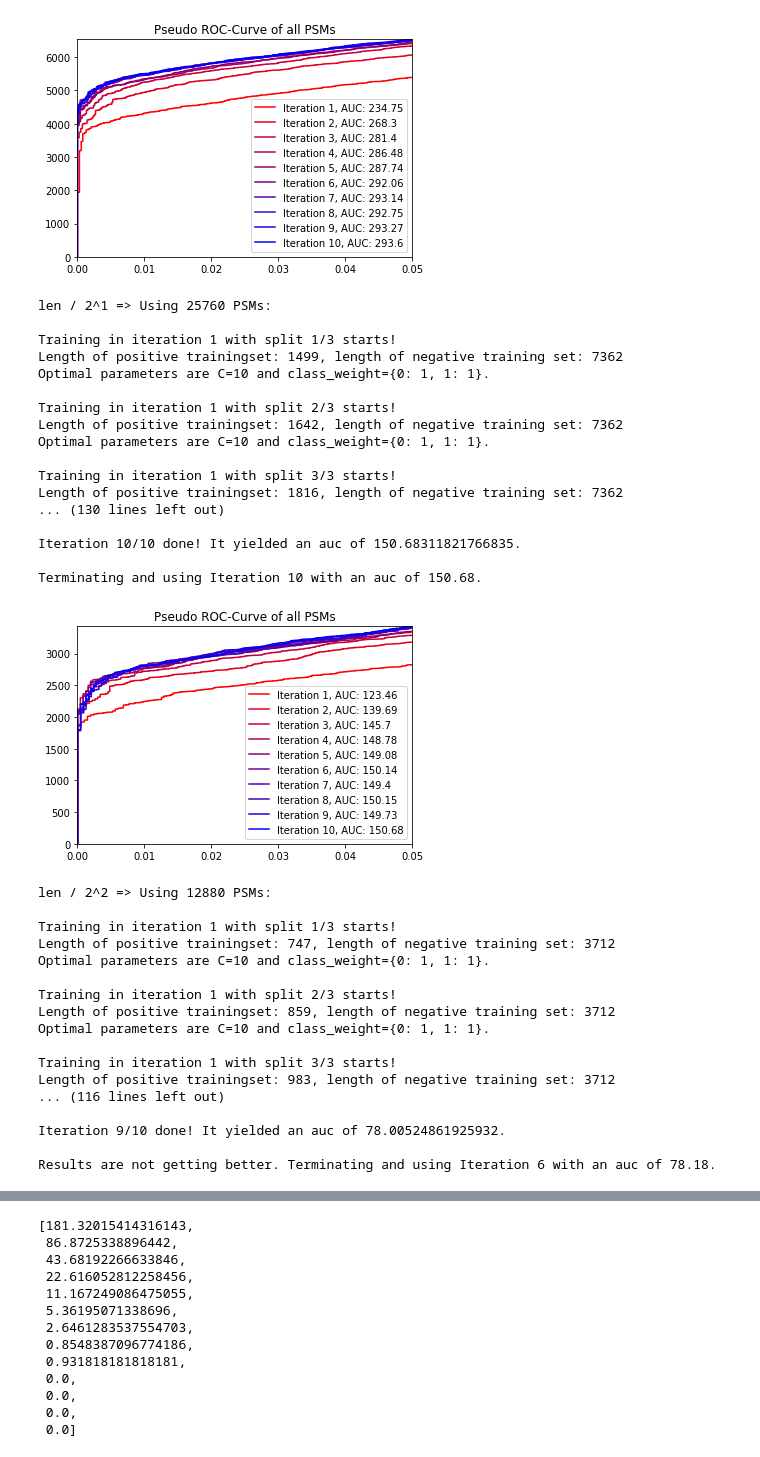
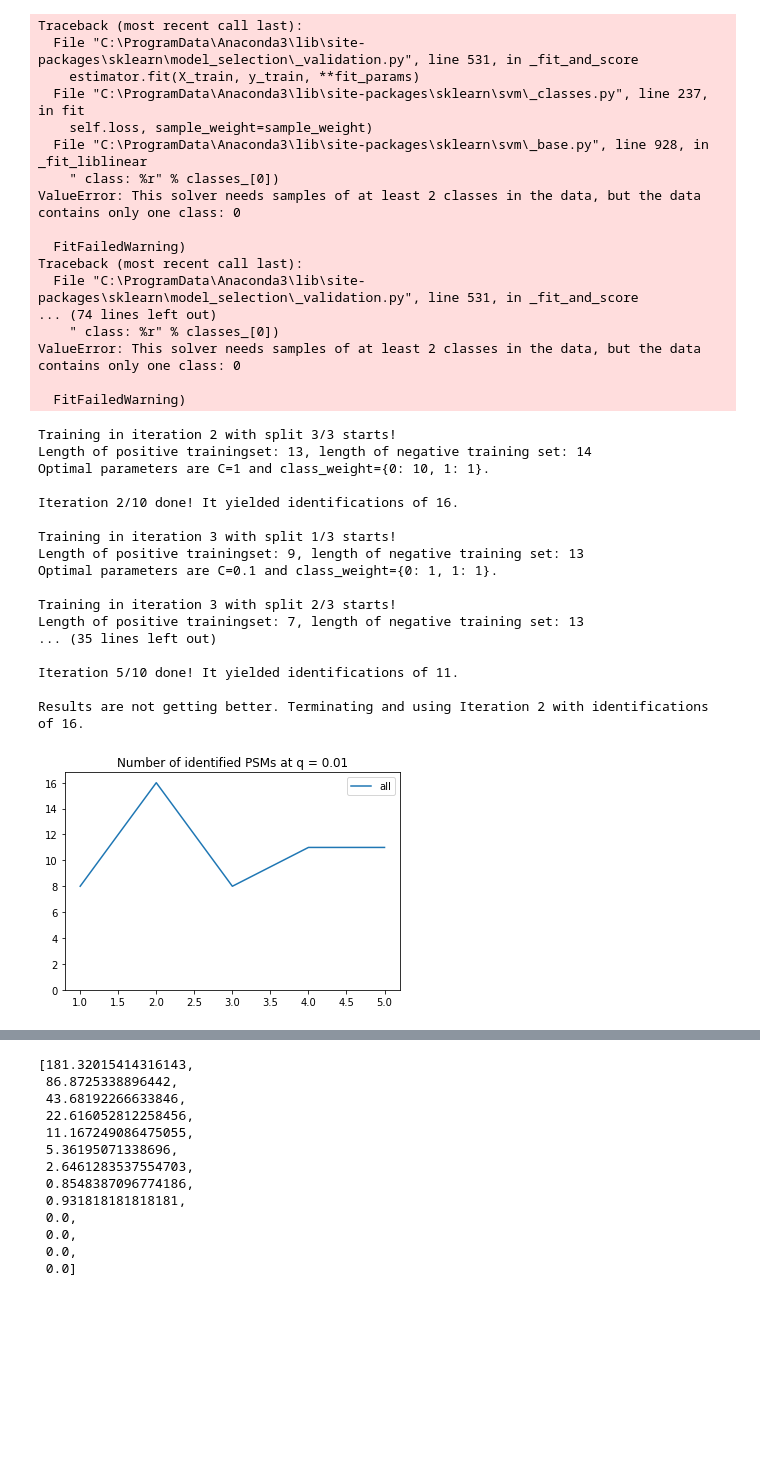
Before and after one commit to emilpaulitz/Bachelor-Thesis, a Jupyter notebook: src/Ratio-Testing_sampleAll.ipynb, the cells around one changed output, grey strips where cells are left out. Drawn from its saved outputs; the diff is of its cells as text; code cells hidden in the pictures; blank space fills up the shorter version.

```diff
--- a/src/Ratio-Testing_sampleAll.ipynb
+++ b/src/Ratio-Testing_sampleAll.ipynb
@@ -35,20 +35,20 @@ Wall time: 864 ms
 %%time
 import math
 
-aucs = []
-idents = []
+# aucs = []
+# idents = []
 dxl = dSlow.loc[dSlow['NuXL:isXL'] == 1]
 
 saveName = ''
 
-for portion in range(13):
+for portion in range(10,13):
     print('len / 2^{} => Using {} PSMs:\n'.format(portion, math.floor(len(dxl) / pow(2,portion))))
     dxl = dSlow.loc[dSlow['NuXL:isXL'] == 1]
 
     ix = list(dxl.index)
     newIx = [x for i,x in enumerate(ix) if (i % (math.pow(2,portion)) == 0)]
 
-    pxl = percolator_experimental(dxl.loc[newIx], idCol, features, plotSaveName = saveName, plotXLnXL = False)
+    pxl = percolator_experimental(dxl.loc[newIx], idCol, features, plotSaveName = saveName, plotXLnXL = False, centralScoringQ = 0.05)
 
     auct = pseudoROC(pxl, label = '', plot = False)
     aucs.append(auct)
@@ -74,36 +74,35 @@ Terminating and using Iteration 10 with an auc of 293.6.
+Traceback (most recent call last):
+  File "C:\ProgramData\Anaconda3\lib\site-packages\sklearn\model_selection\_validation.py", line 531, in _fit_and_score
+    estimator.fit(X_train, y_train, **fit_params)
+  File "C:\ProgramData\Anaconda3\lib\site-packages\sklearn\svm\_classes.py", line 237, in fit
+    self.loss, sample_weight=sample_weight)
+  File "C:\ProgramData\Anaconda3\lib\site-packages\sklearn\svm\_base.py", line 928, in _fit_liblinear
+    " class: %r" % classes_[0])
+ValueError: This solver needs samples of at least 2 classes in the data, but the data contains only one class: 0
+
+  FitFailedWarning)
+Traceback (most recent call last):
+  File "C:\ProgramData\Anaconda3\lib\site-packages\sklearn\model_selection\_validation.py", line 531, in _fit_and_score
+... (74 lines left out)
+    " class: %r" % classes_[0])
+ValueError: This solver needs samples of at least 2 classes in the data, but the data contains only one class: 0
+
+  FitFailedWarning)
+Training in iteration 2 with split 3/3 starts!
+Length of positive trainingset: 13, length of negative training set: 14
+Optimal parameters are C=1 and class_weight={0: 10, 1: 1}.
+
+Iteration 2/10 done! It yielded identifications of 16.
+
+Training in iteration 3 with split 1/3 starts!
+Length of positive trainingset: 9, length of negative training set: 13
+Optimal parameters are C=0.1 and class_weight={0: 1, 1: 1}.
+
+Training in iteration 3 with split 2/3 starts!
+Length of positive trainingset: 7, length of negative training set: 13
+... (35 lines left out)
+
+Iteration 5/10 done! It yielded identifications of 11.
+
+Results are not getting better. Terminating and using Iteration 2 with identifications of 16.
-[figure, old version]
+[figure, new version]
-len / 2^1 => Using 25760 PSMs:
-
-Training in iteration 1 with split 1/3 starts!
-Length of positive trainingset: 1499, length of negative training set: 7362
-Optimal parameters are C=10 and class_weight={0: 1, 1: 1}.
-
-Training in iteration 1 with split 2/3 starts!
-Length of positive trainingset: 1642, length of negative training set: 7362
-Optimal parameters are C=10 and class_weight={0: 1, 1: 1}.
-
-Training in iteration 1 with split 3/3 starts!
-Length of positive trainingset: 1816, length of negative training set: 7362
-... (130 lines left out)
-
-Iteration 10/10 done! It yielded an auc of 150.68311821766835.
-
-Terminating and using Iteration 10 with an auc of 150.68.
-[figure, removed]
-len / 2^2 => Using 12880 PSMs:
-
-Training in iteration 1 with split 1/3 starts!
-Length of positive trainingset: 747, length of negative training set: 3712
-Optimal parameters are C=10 and class_weight={0: 1, 1: 1}.
-
-Training in iteration 1 with split 2/3 starts!
-Length of positive trainingset: 859, length of negative training set: 3712
-Optimal parameters are C=10 and class_weight={0: 1, 1: 1}.
-
-Training in iteration 1 with split 3/3 starts!
-Length of positive trainingset: 983, length of negative training set: 3712
-... (116 lines left out)
-
-Iteration 9/10 done! It yielded an auc of 78.00524861925932.
-
-Results are not getting better. Terminating and using Iteration 6 with an auc of 78.18.
```
Also changed, not shown: parts of 11 cells of this notebook, 44 other files.
